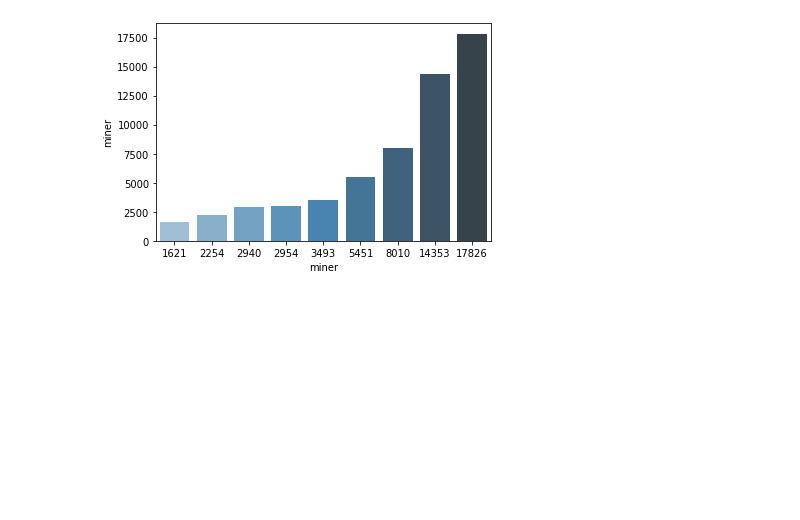
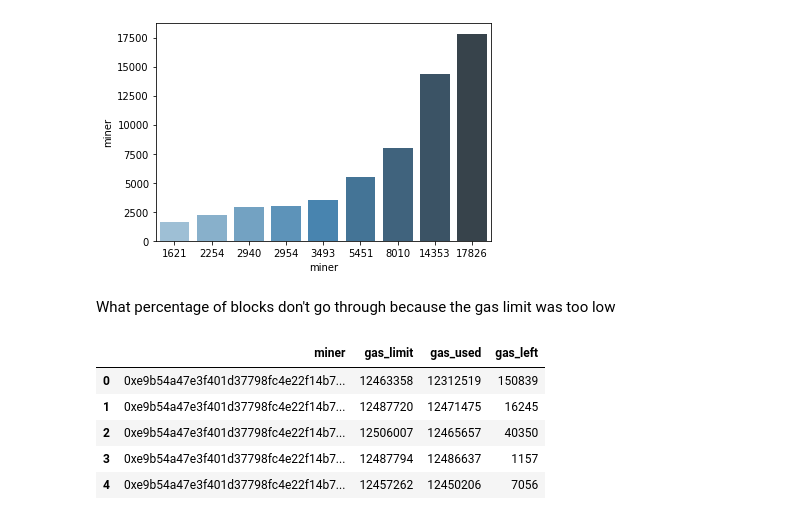
Before and after one commit to JonHaz/Ethereum, a Jupyter notebook: Craft_a_Story_from_a_Dataset.ipynb, the cells around one changed output. Cells and saved outputs as stored; diff of their text form; code cells hidden in the pictures; blank space fills up the shorter version.

```diff
--- a/Craft_a_Story_from_a_Dataset.ipynb
+++ b/Craft_a_Story_from_a_Dataset.ipynb
@@ -104,3 +106,18 @@ sns.barplot(x=x, y=y, data=blocks,
 # %% [output]
 <matplotlib.axes._subplots.AxesSubplot at 0x...>
 [figure]
+# %% [markdown]
+What percentage of blocks don't go through because the gas limit was too low
+# %%
+gas = df.loc[:,['miner','gas_limit','gas_used']]
+
+#gas.count(gas['gas_limit'] == gas['gas_used'])
+gas['gas_left'] = (gas['gas_limit'] - gas['gas_used'])
+gas.head()
+# %% [output]
+|  | miner | gas_limit | gas_used | gas_left |
+| 0 | 0xe9b54a47e3f401d37798fc4e22f14b7... | 12463358 | 12312519 | 150839 |
+| 1 | 0xe9b54a47e3f401d37798fc4e22f14b7... | 12487720 | 12471475 | 16245 |
+| 2 | 0xe9b54a47e3f401d37798fc4e22f14b7... | 12506007 | 12465657 | 40350 |
+| 3 | 0xe9b54a47e3f401d37798fc4e22f14b7... | 12487794 | 12486637 | 1157 |
+| 4 | 0xe9b54a47e3f401d37798fc4e22f14b7... | 12457262 | 12450206 | 7056 |
```
Also changed, not shown: parts of 10 cells of this notebook.
